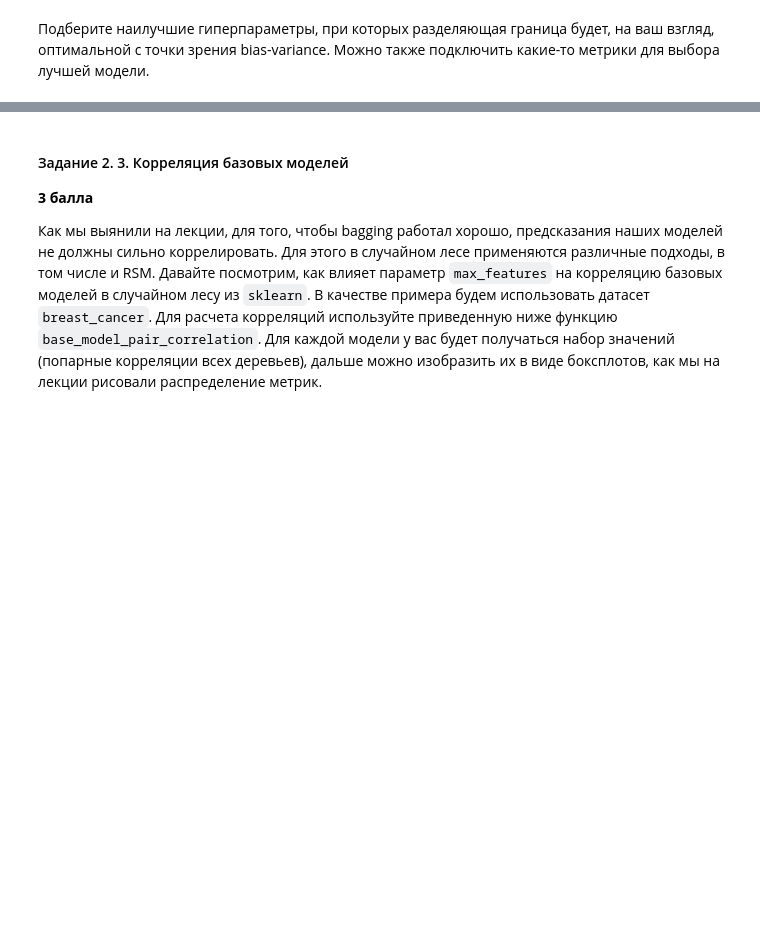
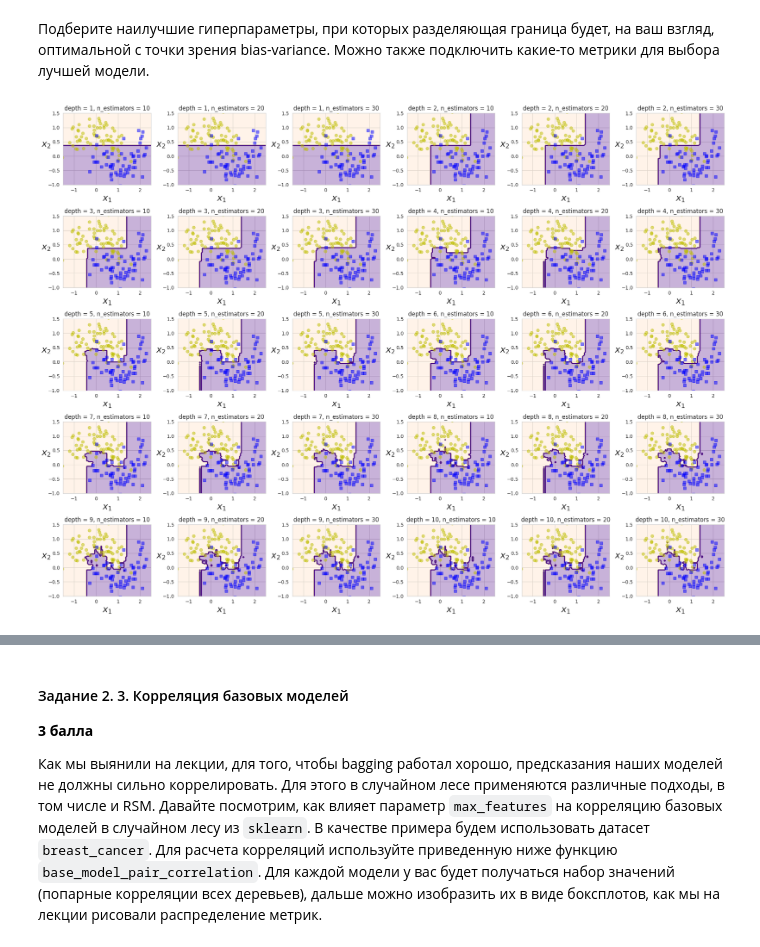
Before and after one commit to ArtemVaska/BI-ML-2024, a Jupyter notebook: lecture_5_ensemples/homework/code/Ensembles.ipynb, the cells around one changed output, grey strips where cells are left out. Cells and saved outputs as stored; diff of their text form; code cells hidden in the pictures; blank space fills up the shorter version.

```diff
--- a/lecture_5_ensemples/homework/code/Ensembles.ipynb
+++ b/lecture_5_ensemples/homework/code/Ensembles.ipynb
@@ -256,0 +293,20 @@ plt.show()
+# %%
+plt.figure(figsize=(20, 15))
+
+depths = list(range(1, 11))
+n_estimators = [10, 20, 30]
+i = 1
+
+for depth in depths:
+    for n_estimator in n_estimators:
+        plt.subplot(5, 6, i)
+        rfc = RandomForestClassifierCustom(n_estimators=n_estimator, max_depth=depth, max_features=2)
+        rfc.fit(X_train, y_train)
+        plot_decision_boundary(rfc, X_test, y_test)
+        plt.title(f"depth = {depth}, n_estimators = {n_estimator}")
+        i += 1
+
+plt.tight_layout()
+plt.show()
+# %% [output]
+[figure, added]
```
Also changed, not shown: parts of 8 cells of this notebook.
